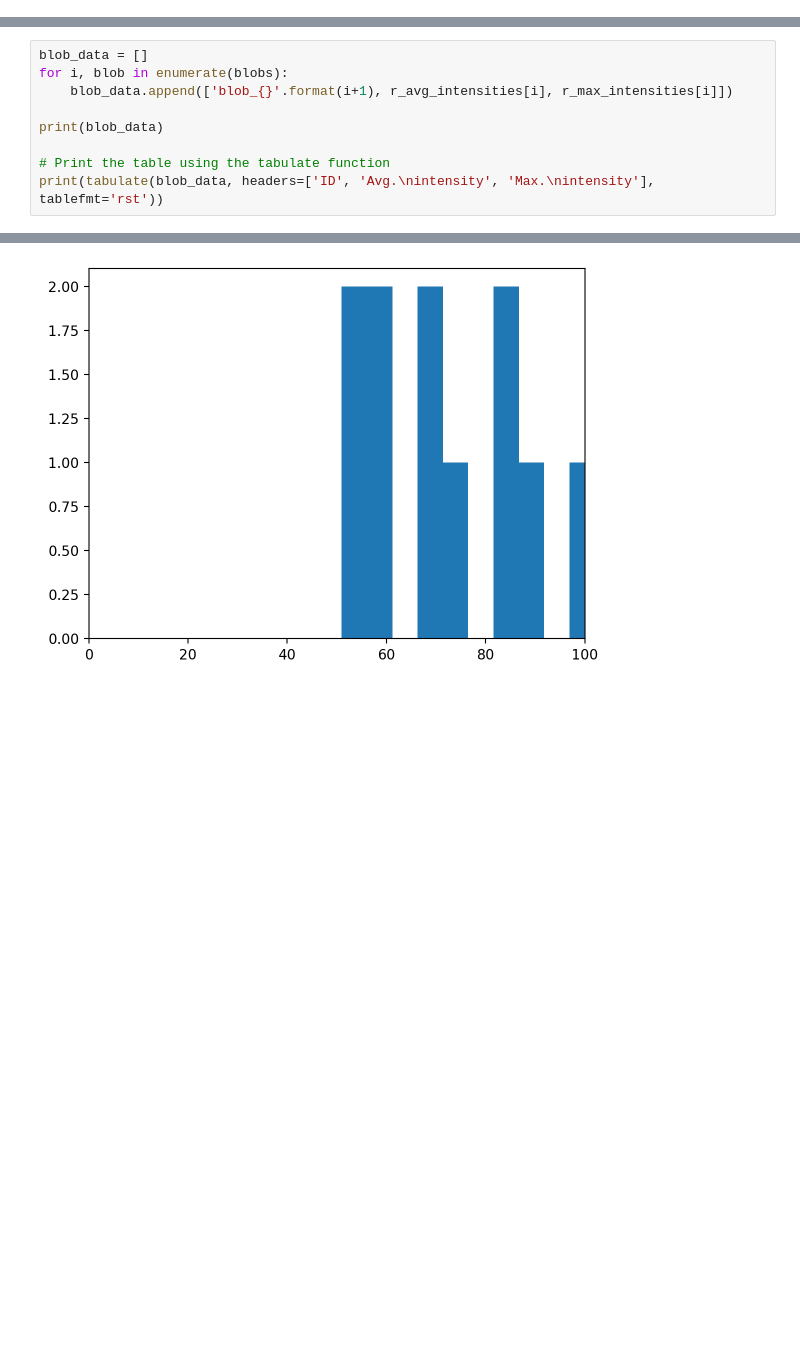
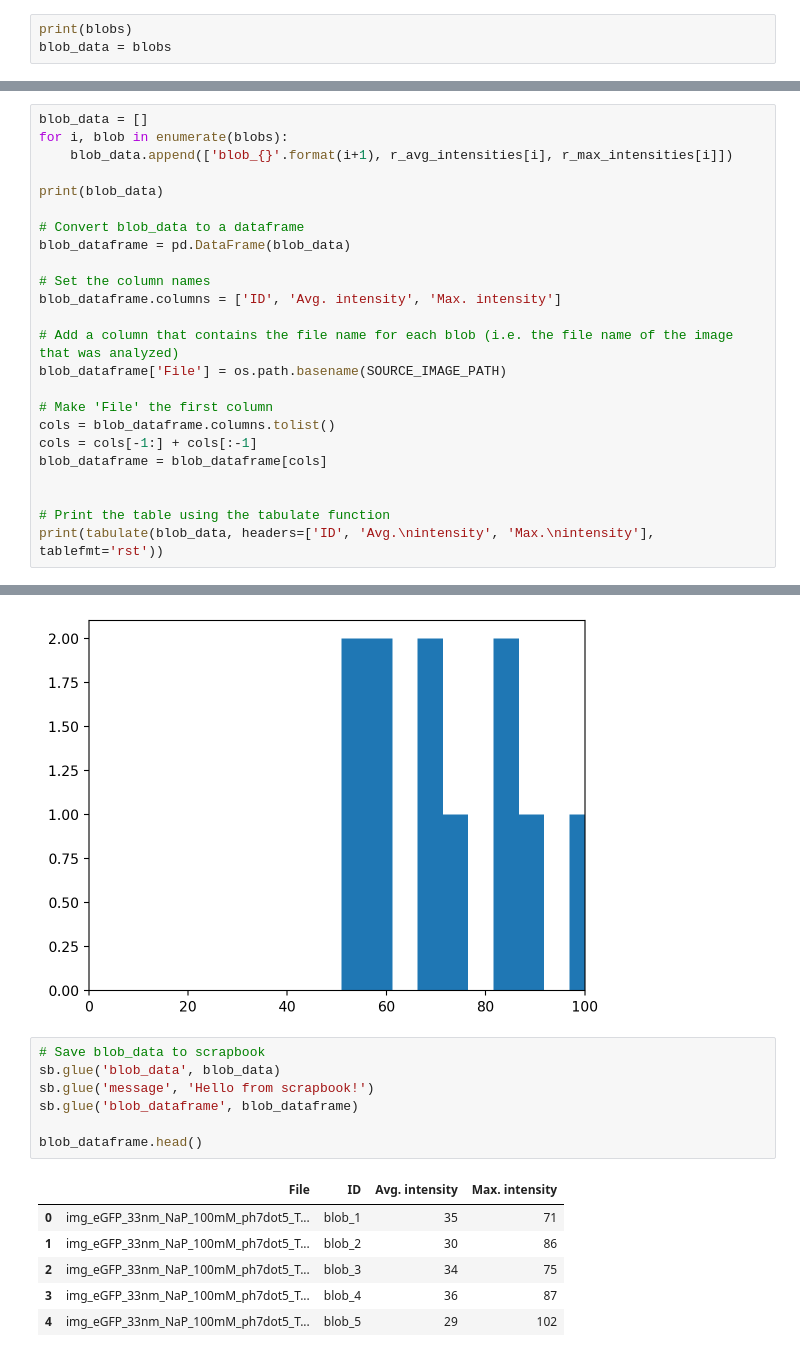
Before and after one commit to JKL453/s04-utils, a Jupyter notebook: spot-analysis.ipynb, the cells around one changed output, grey strips where cells are left out. Drawn from its saved outputs; the diff is of its cells as text; blank space fills up the shorter version.

```diff
--- a/spot-analysis.ipynb
+++ b/spot-analysis.ipynb
@@ -182,3 +184,6 @@ blobs = bd.detect_blobs(min_sigma=3, max_sigma=5, num_sigma=50, threshold=normal
 bd.plot_blobs(blobs, vmin=np.median(image))
 # %% [output]
 [figure]
+# %%
+print(blobs)
+blob_data = blobs
@@ -232,6 +254,21 @@ for i, blob in enumerate(blobs):
 
 print(blob_data)
 
+# Convert blob_data to a dataframe
+blob_dataframe = pd.DataFrame(blob_data)
+
+# Set the column names
+blob_dataframe.columns = ['ID', 'Avg. intensity', 'Max. intensity']
+
+# Add a column that contains the file name for each blob (i.e. the file name of the image that was analyzed)
+blob_dataframe['File'] = os.path.basename(SOURCE_IMAGE_PATH)
+
+# Make 'File' the first column
+cols = blob_dataframe.columns.tolist()
+cols = cols[-1:] + cols[:-1]
+blob_dataframe = blob_dataframe[cols]
+
+
 # Print the table using the tabulate function
 print(tabulate(blob_data, headers=['ID', 'Avg.\nintensity', 'Max.\nintensity'], tablefmt='rst'))
 # %% [output]
@@ -264,3 +301,17 @@ plt.xlim(0, 100)
 plt.show()
 # %% [output]
 [figure]
+# %%
+# Save blob_data to scrapbook
+sb.glue('blob_data', blob_data)
+sb.glue('message', 'Hello from scrapbook!')
+sb.glue('blob_dataframe', blob_dataframe)
+
+blob_dataframe.head()
+# %% [output]
+|  | File | ID | Avg. intensity | Max. intensity |
+| 0 | img_eGFP_33nm_NaP_100mM_ph7dot5_T... | blob_1 | 35 | 71 |
+| 1 | img_eGFP_33nm_NaP_100mM_ph7dot5_T... | blob_2 | 30 | 86 |
+| 2 | img_eGFP_33nm_NaP_100mM_ph7dot5_T... | blob_3 | 34 | 75 |
+| 3 | img_eGFP_33nm_NaP_100mM_ph7dot5_T... | blob_4 | 36 | 87 |
+| 4 | img_eGFP_33nm_NaP_100mM_ph7dot5_T... | blob_5 | 29 | 102 |
```
Also changed, not shown: parts of 2 cells of this notebook, 1 other file.
